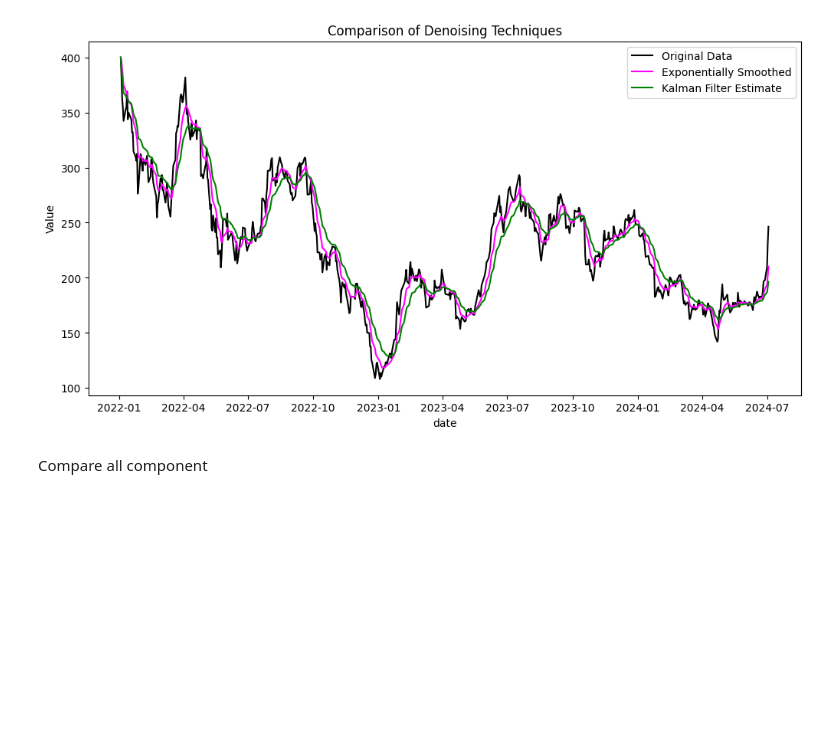
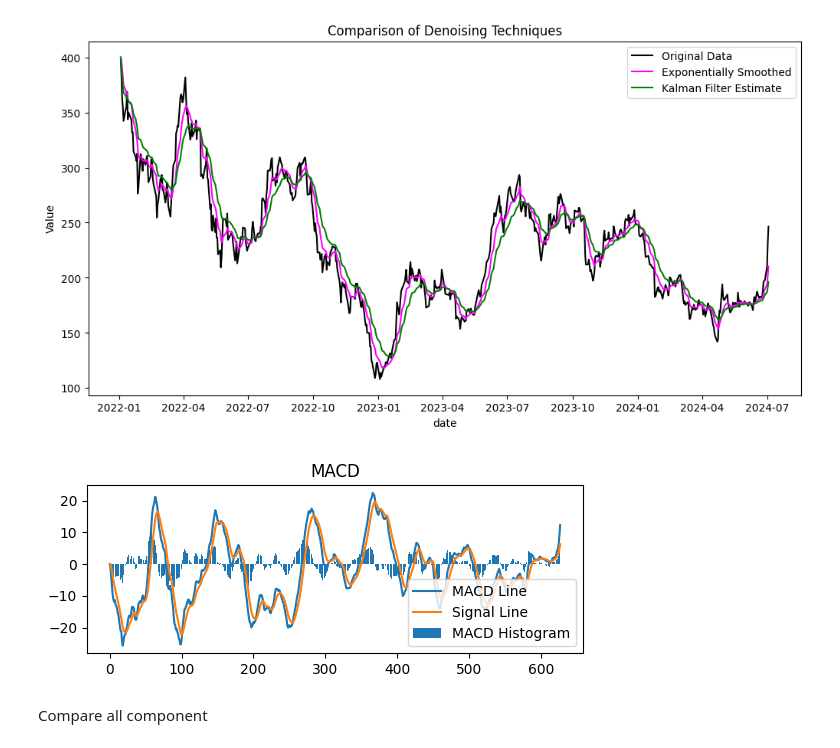
Before and after one commit to porchportal/stock-market-prediction-by--multi-Task-learning, a Jupyter notebook: VScodeML@2/data/Data&Normalize.ipynb, the cells around one changed output. Saved outputs shown, nothing was run; the diff lists cells and outputs as text; code cells hidden in the pictures; blank space fills up the shorter version.

```diff
--- a/VScodeML@2/data/Data&Normalize.ipynb
+++ b/VScodeML@2/data/Data&Normalize.ipynb
@@ -172,6 +165,23 @@ plt.title('Comparison of Denoising Techniques')
 plt.show()
 # %% [output]
 [figure]
+# %%
+short_ema = dataset['Close'].ewm(span=12, adjust=False).mean()
+long_ema = dataset['Close'].ewm(span=26, adjust=False).mean()
+macd = short_ema - long_ema
+signal = macd.ewm(span=9, adjust=False).mean()
+macd_hist = macd - signal
+
+
+plt.subplot(2, 1, 2)
+plt.plot(macd, label='MACD Line')
+plt.plot(signal, label='Signal Line')
+plt.bar(dataset.index, macd_hist, label='MACD Histogram')
+plt.title('MACD')
+plt.legend()
+plt.show()
+# %% [output]
+[figure, added]
 # %% [markdown]
 Compare all component
 # %%
```
Also changed, not shown: parts of 2 cells of this notebook, 1 other file.
